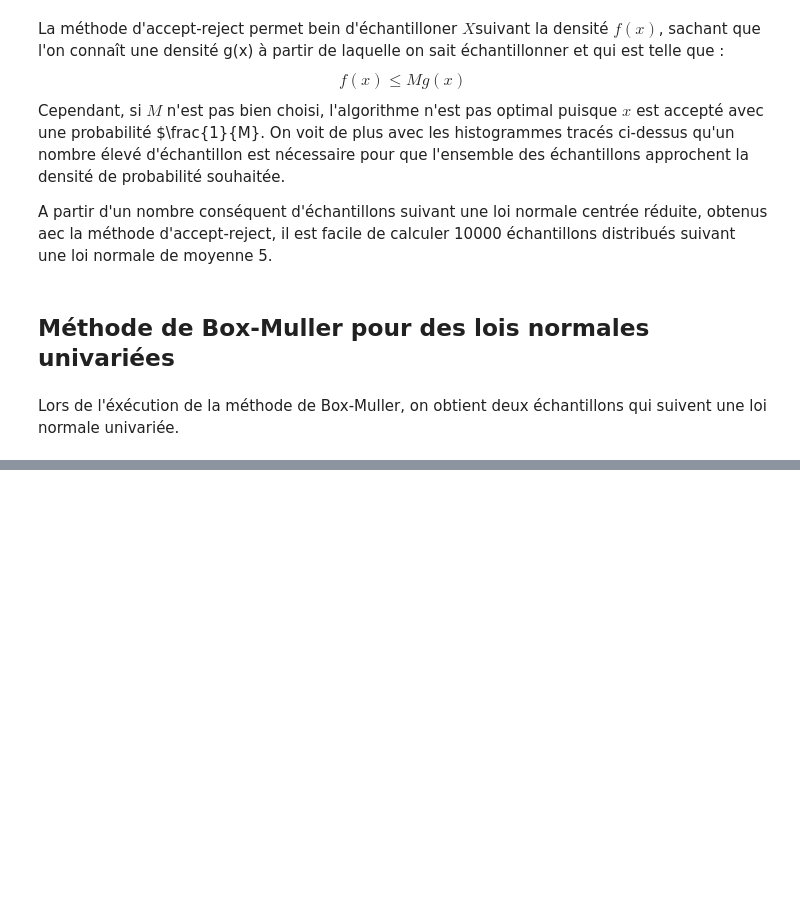
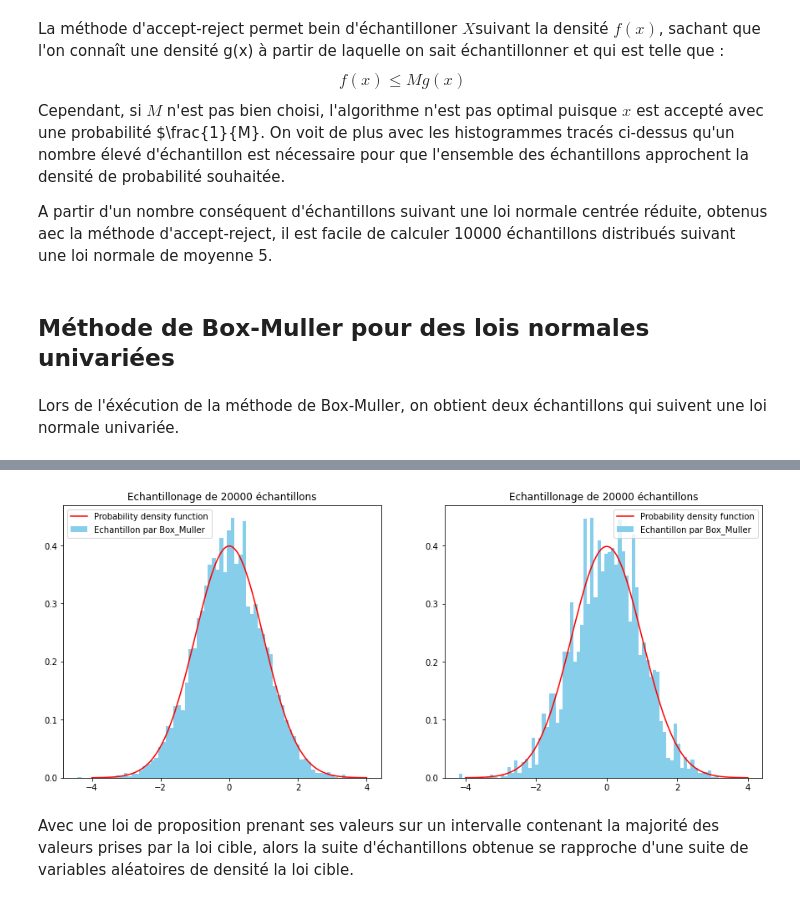
Before and after one commit to LoanSarazin/sdia-estimation, a Jupyter notebook: TP3/TP3_SARAZIN.ipynb, the cells around one changed output, grey strips where cells are left out. Saved outputs shown, nothing was run; the diff lists cells and outputs as text; code cells hidden in the pictures; blank space fills up the shorter version.

```diff
--- a/TP3/TP3_SARAZIN.ipynb
+++ b/TP3/TP3_SARAZIN.ipynb
@@ -280,0 +319,29 @@ La fréquence de zéros dans cette série d'échantillons est de 0.684
+# %%
+nbEchantillon = 20000
+nbBurn1, nbBurn2 = 500, 1000
+q1, q2 = ss.uniform(loc=-5, scale=10), ss.uniform(loc=-20, scale=40)
+f = ss.norm(loc=0, scale=1).pdf
+
+X1 = MH_indep(f, q1, nbEchantillon, nbBurn1)
+X2 = MH_indep(f, q2, nbEchantillon, nbBurn2)
+# %%
+t = np.linspace(-4, 4, 1000)
+z = f(t)
+
+fig = plt.figure(figsize=(15, 6))
+ax1 = fig.add_subplot(121)
+ax1.hist(X1, bins=75, color="skyblue", density=True, label='Echantillon par Box_Muller')
+ax1.plot(t, z, color='r', label='Probability density function')
+ax1.set_title(f"Echantillonage de {nbEchantillon} échantillons")
+ax1.legend()
+
+ax2 = fig.add_subplot(122)
+ax2.hist(X2, bins=75, color="skyblue", density=True, label='Echantillon par Box_Muller')
+ax2.plot(t, z, color='r', label='Probability density function')
+ax2.set_title(f"Echantillonage de {nbEchantillon} échantillons")
+ax2.legend()
+plt.show()
+# %% [output]
+[figure, added]
+# %% [markdown]
+Avec une loi de proposition prenant ses valeurs sur un intervalle contenant la majorité des valeurs prises par la loi cible, alors la suite d'échantillons obtenue se rapproche d'une suite de variables aléatoires de densité la loi cible.
```
Also changed, not shown: parts of 34 cells of this notebook.
